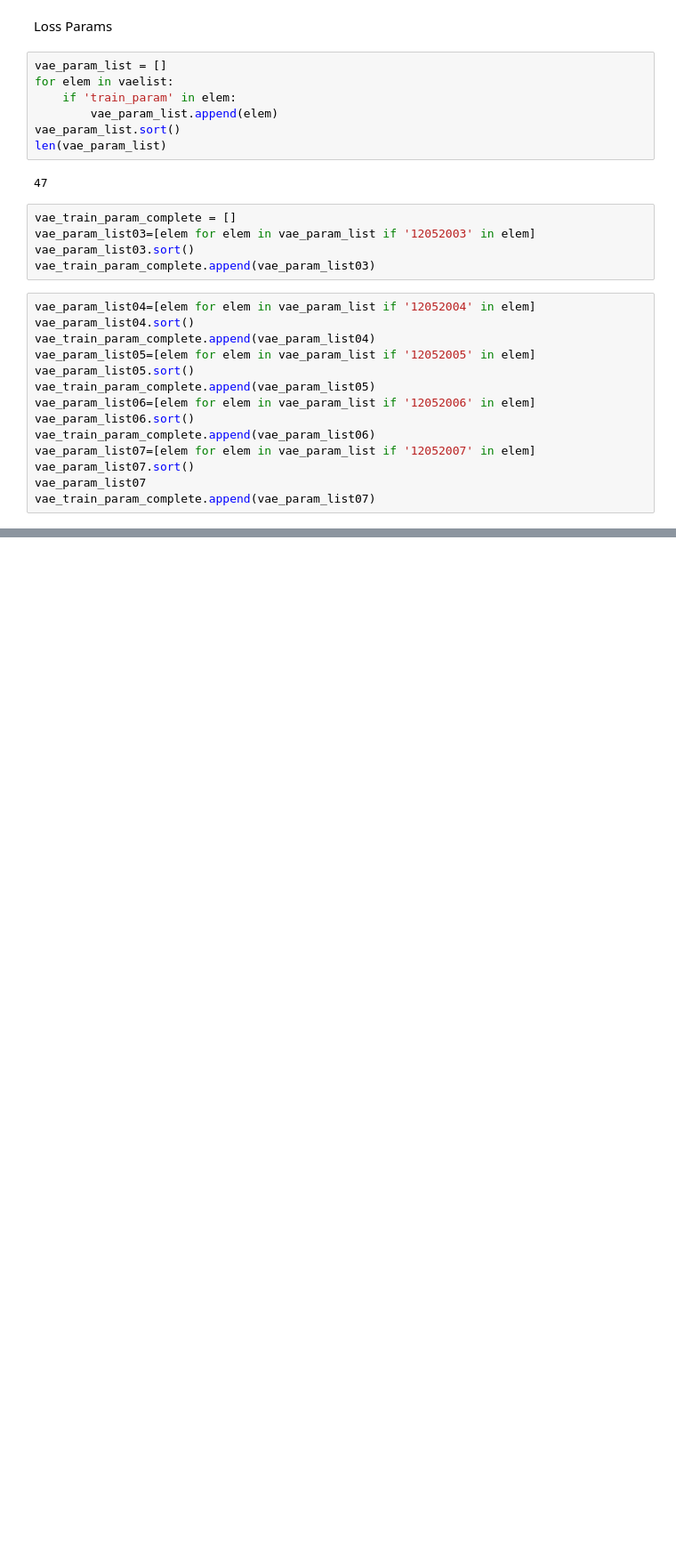
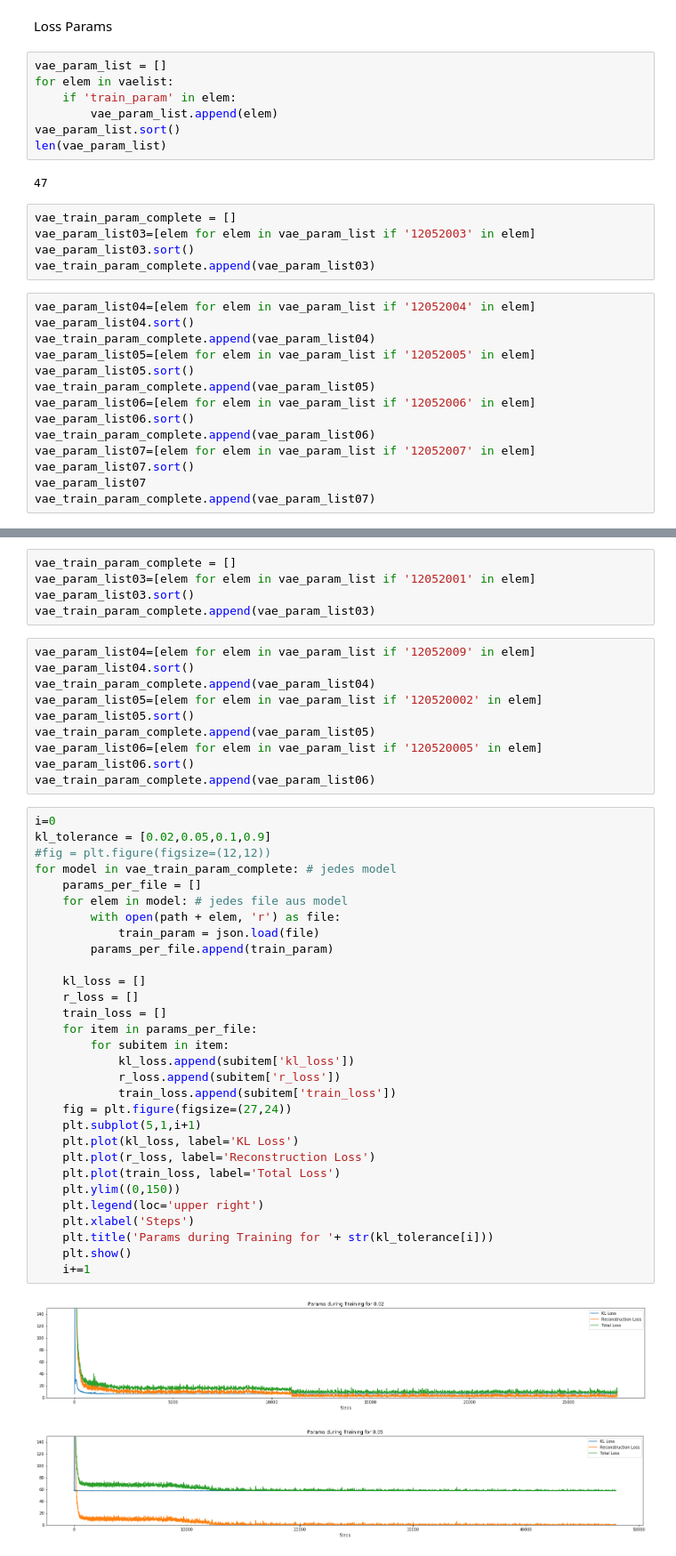
Before and after one commit to dakaun/worldmodel, a Jupyter notebook: WorldModelsExperiments/playground/VAEClipping.ipynb, the cells around one changed output, grey strips where cells are left out. Shown: that part at 89% size. Saved outputs shown, nothing was run; the diff lists cells and outputs as text; blank space fills up the shorter version.

```diff
--- a/WorldModelsExperiments/playground/VAEClipping.ipynb
+++ b/WorldModelsExperiments/playground/VAEClipping.ipynb
@@ -236,0 +302,48 @@ for model in vae_train_param_complete: # jedes model
+# %%
+vae_train_param_complete = []
+vae_param_list03=[elem for elem in vae_param_list if '12052001' in elem]
+vae_param_list03.sort()
+vae_train_param_complete.append(vae_param_list03)
+# %%
+vae_param_list04=[elem for elem in vae_param_list if '12052009' in elem]
+vae_param_list04.sort()
+vae_train_param_complete.append(vae_param_list04)
+vae_param_list05=[elem for elem in vae_param_list if '120520002' in elem]
+vae_param_list05.sort()
+vae_train_param_complete.append(vae_param_list05)
+vae_param_list06=[elem for elem in vae_param_list if '120520005' in elem]
+vae_param_list06.sort()
+vae_train_param_complete.append(vae_param_list06)
+# %%
+i=0
+kl_tolerance = [0.02,0.05,0.1,0.9]
+#fig = plt.figure(figsize=(12,12))
+for model in vae_train_param_complete: # jedes model
+    params_per_file = []
+    for elem in model: # jedes file aus model
+        with open(path + elem, 'r') as file:
+            train_param = json.load(file)
+        params_per_file.append(train_param)
+
+    kl_loss = []
+    r_loss = []
+    train_loss = []
+    for item in params_per_file:
+        for subitem in item:
+            kl_loss.append(subitem['kl_loss'])
+            r_loss.append(subitem['r_loss'])
+            train_loss.append(subitem['train_loss'])
+    fig = plt.figure(figsize=(27,24))
+    plt.subplot(5,1,i+1)
+    plt.plot(kl_loss, label='KL Loss')
+    plt.plot(r_loss, label='Reconstruction Loss')
+    plt.plot(train_loss, label='Total Loss')
+    plt.ylim((0,150))
+    plt.legend(loc='upper right')
+    plt.xlabel('Steps')
+    plt.title('Params during Training for '+ str(kl_tolerance[i]))
+    plt.show()
+    i+=1
+# %% [output]
+[figure, added]
+[figure, added]
```
Also changed, not shown: parts of 9 cells of this notebook.
